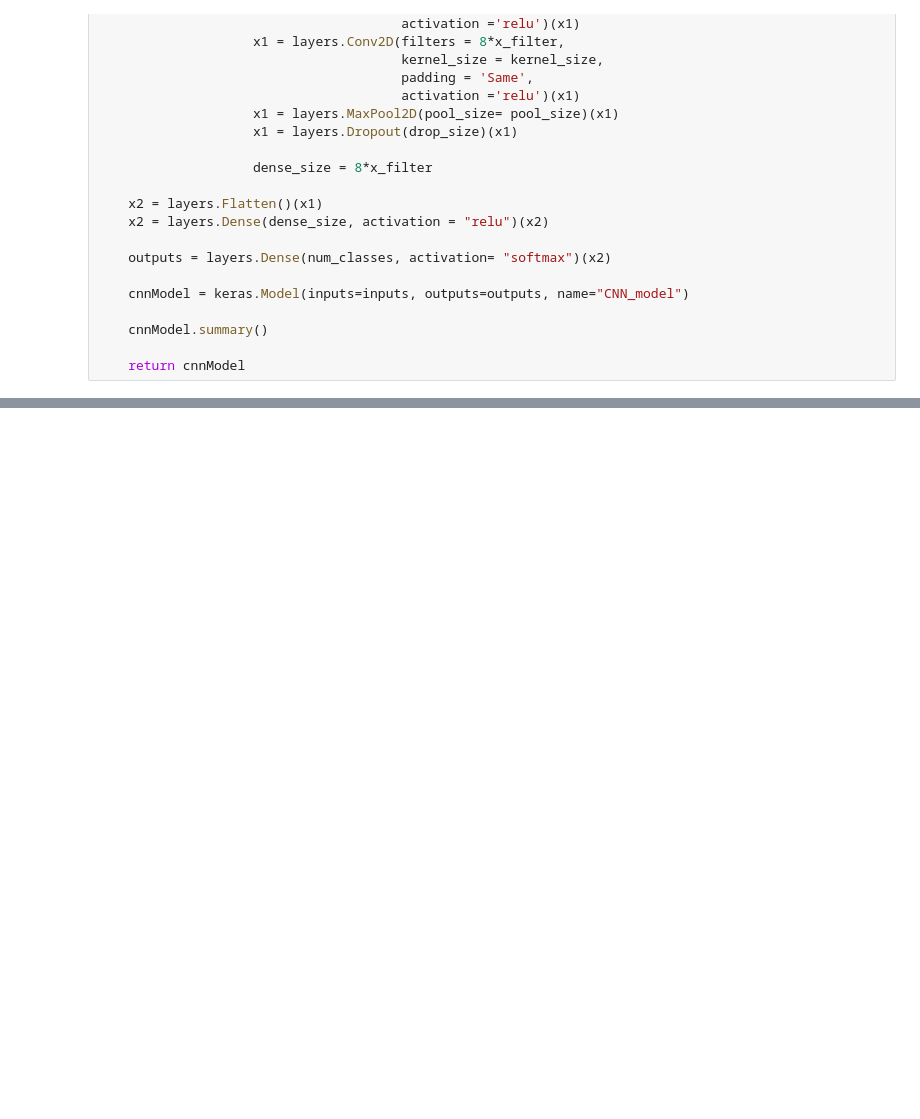
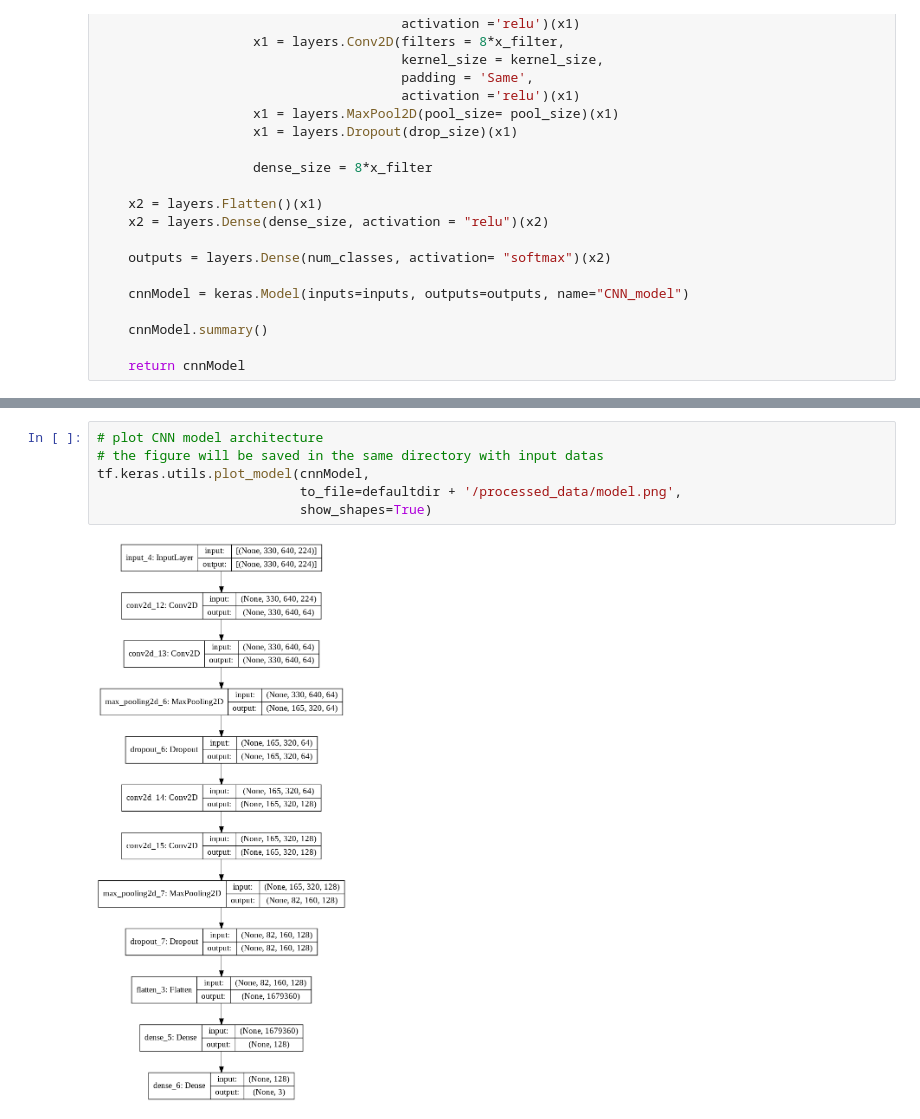
Before and after one commit to navavatpi/researchPhd, a Jupyter notebook: dataModeling.ipynb, the cells around one changed output, grey strips where cells are left out. Cells and saved outputs as stored; diff of their text form; blank space fills up the shorter version.

```diff
--- a/dataModeling.ipynb
+++ b/dataModeling.ipynb
@@ -187,3 +187,11 @@ Total params: 215,346,051
 Trainable params: 215,346,051
 Non-trainable params: 0
 _________________________________________________________________
+# %%
+# plot CNN model architecture
+# the figure will be saved in the same directory with input datas
+tf.keras.utils.plot_model(cnnModel,
+                          to_file=defaultdir + '/processed_data/model.png',
+                          show_shapes=True)
+# %% [output]
+[figure, added]
```
Also changed, not shown: parts of 7 cells of this notebook.
